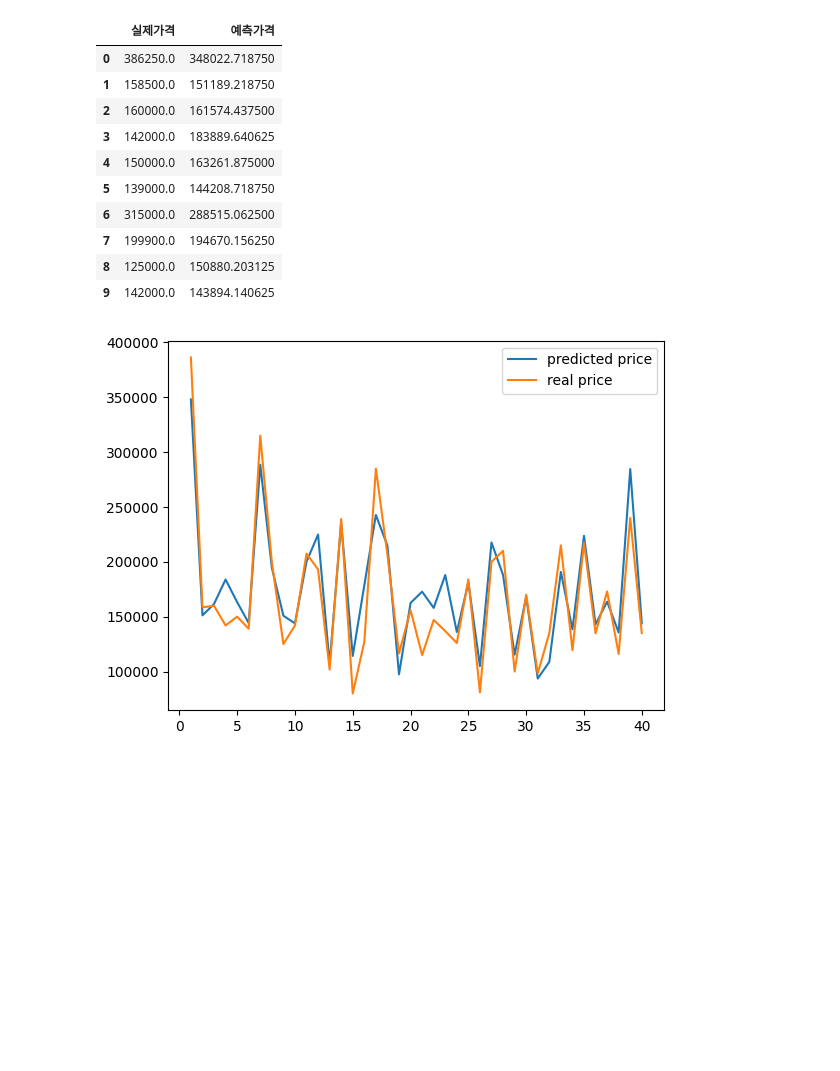
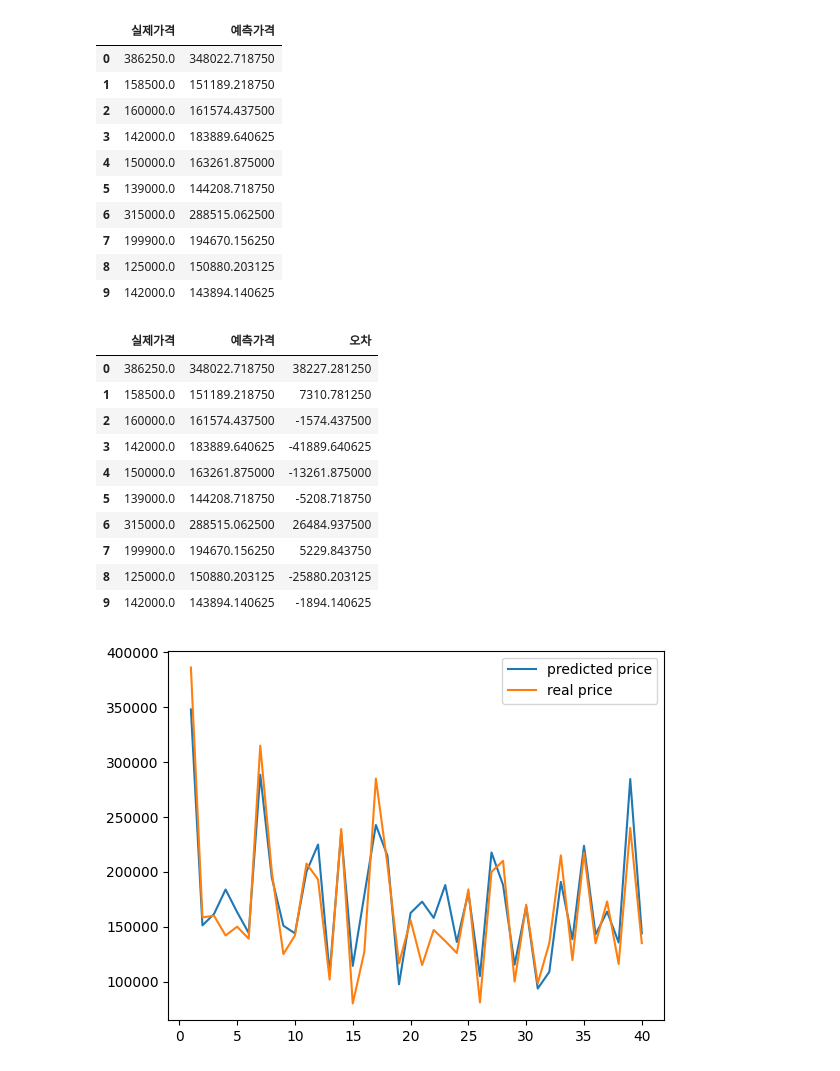
Before and after one commit to dndwldnd/Deeplearning, a Jupyter notebook: 15_실제데이터분석_주택가격예측모델.ipynb, the cells around one changed output. Saved outputs shown, nothing was run; the diff lists cells and outputs as text; code cells hidden in the pictures; blank space fills up the shorter version.

```diff
--- a/15_실제데이터분석_주택가격예측모델.ipynb
+++ b/15_실제데이터분석_주택가격예측모델.ipynb
@@ -271,6 +271,22 @@ df[:10]
 | 7 | 199900.0 | 194670.156250 |
 | 8 | 125000.0 | 150880.203125 |
 | 9 | 142000.0 | 143894.140625 |
+# %%
+# 칼럼추가 - 데이터프레임[칼럼명] = 데이터프레임 값 연산 결과
+df['오차'] = df['실제가격'] - df['예측가격']
+df[:10]
+# %% [output]
+|  | 실제가격 | 예측가격 | 오차 |
+| 0 | 386250.0 | 348022.718750 | 38227.281250 |
+| 1 | 158500.0 | 151189.218750 | 7310.781250 |
+| 2 | 160000.0 | 161574.437500 | -1574.437500 |
+| 3 | 142000.0 | 183889.640625 | -41889.640625 |
+| 4 | 150000.0 | 163261.875000 | -13261.875000 |
+| 5 | 139000.0 | 144208.718750 | -5208.718750 |
+| 6 | 315000.0 | 288515.062500 | 26484.937500 |
+| 7 | 199900.0 | 194670.156250 | 5229.843750 |
+| 8 | 125000.0 | 150880.203125 | -25880.203125 |
+| 9 | 142000.0 | 143894.140625 | -1894.140625 |
 # %%
 # 그래프 그리기
 plt.plot(X_num, pred_prices, label='predicted price')
```
